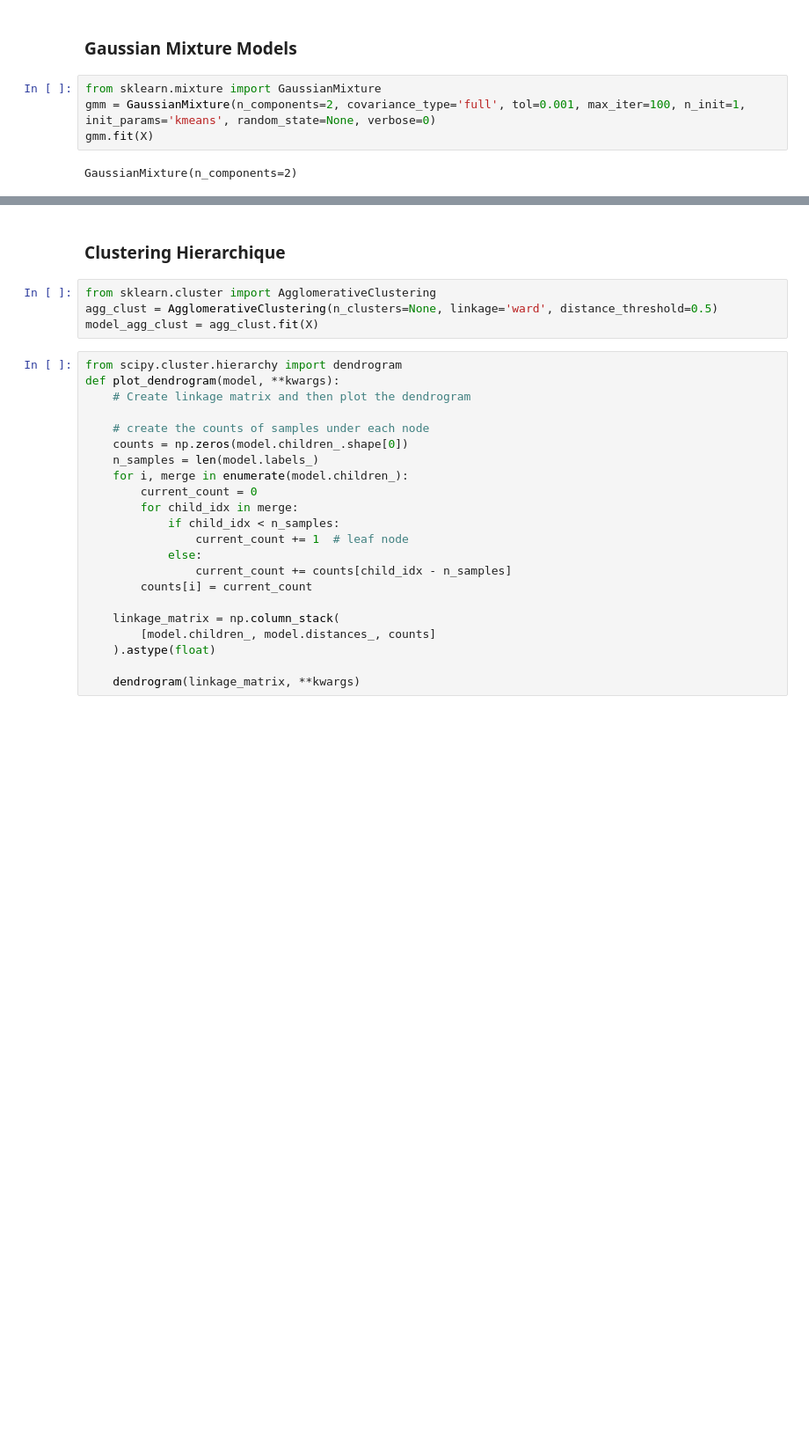
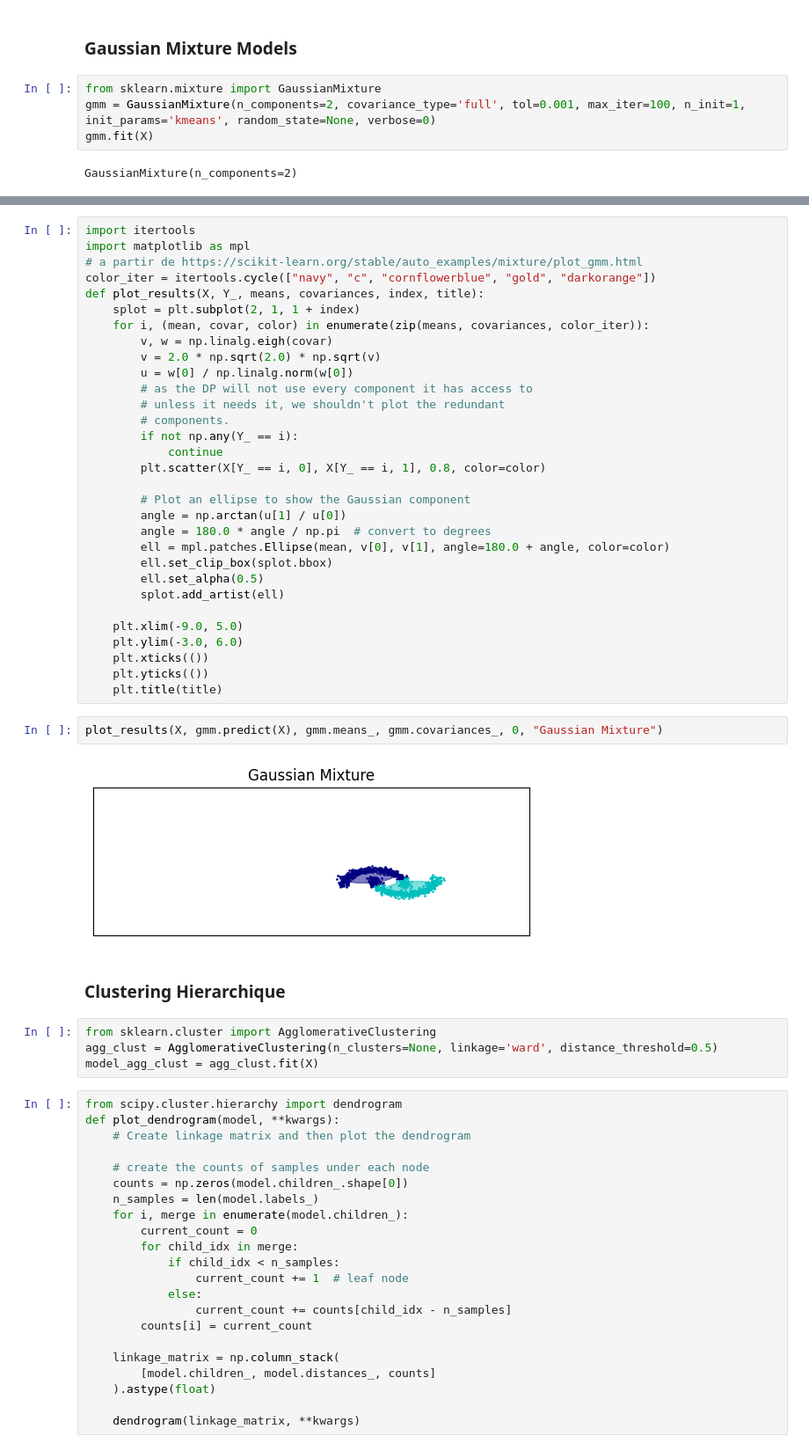
Before and after one commit to nhs2828/IA-Explicable, a Jupyter notebook: tme9/tme9_flou.ipynb, the cells around one changed output, grey strips where cells are left out. Shown at 88% size. Drawn from its saved outputs; the diff is of its cells as text; blank space fills up the shorter version.

```diff
--- a/tme9/tme9_flou.ipynb
+++ b/tme9/tme9_flou.ipynb
@@ -175,3 +206,38 @@ plt.show()
+# %%
+import itertools
+import matplotlib as mpl
+# a partir de https://scikit-learn.org/stable/auto_examples/mixture/plot_gmm.html
+color_iter = itertools.cycle(["navy", "c", "cornflowerblue", "gold", "darkorange"])
+def plot_results(X, Y_, means, covariances, index, title):
+    splot = plt.subplot(2, 1, 1 + index)
+    for i, (mean, covar, color) in enumerate(zip(means, covariances, color_iter)):
+        v, w = np.linalg.eigh(covar)
+        v = 2.0 * np.sqrt(2.0) * np.sqrt(v)
+        u = w[0] / np.linalg.norm(w[0])
+        # as the DP will not use every component it has access to
+        # unless it needs it, we shouldn't plot the redundant
+        # components.
+        if not np.any(Y_ == i):
+            continue
+        plt.scatter(X[Y_ == i, 0], X[Y_ == i, 1], 0.8, color=color)
+
+        # Plot an ellipse to show the Gaussian component
+        angle = np.arctan(u[1] / u[0])
+        angle = 180.0 * angle / np.pi  # convert to degrees
+        ell = mpl.patches.Ellipse(mean, v[0], v[1], angle=180.0 + angle, color=color)
+        ell.set_clip_box(splot.bbox)
+        ell.set_alpha(0.5)
+        splot.add_artist(ell)
+
+    plt.xlim(-9.0, 5.0)
+    plt.ylim(-3.0, 6.0)
+    plt.xticks(())
+    plt.yticks(())
+    plt.title(title)
+# %%
+plot_results(X, gmm.predict(X), gmm.means_, gmm.covariances_, 0, "Gaussian Mixture")
+# %% [output]
+[figure, added]
 # %% [markdown]
 ### Clustering Hierarchique
 # %%
```
Also changed, not shown: parts of 17 cells of this notebook.
